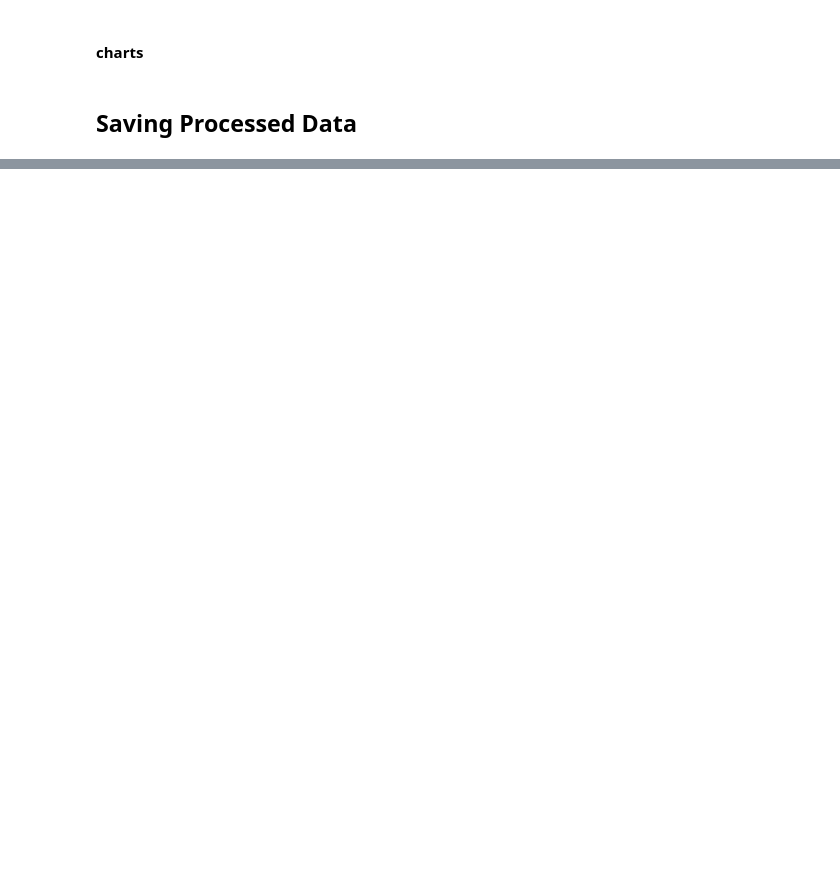
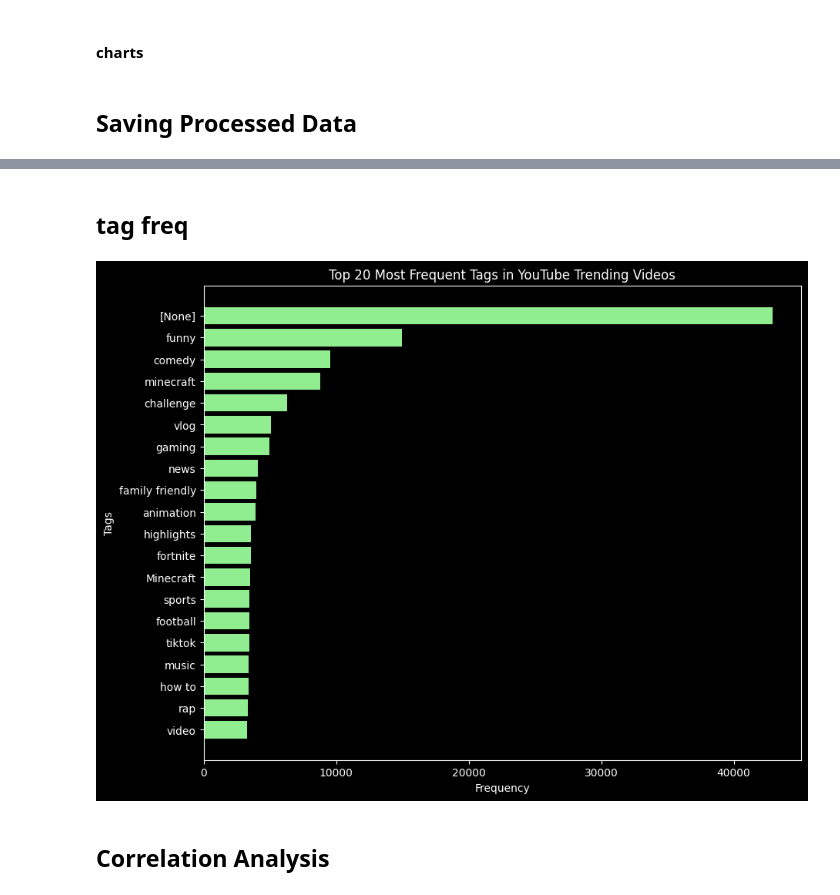
Before and after one commit to seszele64/Youtube-sentiment-analysis-project, a Jupyter notebook: 1. data.ipynb, the cells around one changed output, grey strips where cells are left out. Drawn from its saved outputs; the diff is of its cells as text; code cells hidden in the pictures; blank space fills up the shorter version.

```diff
--- a/1. data.ipynb
+++ b/1. data.ipynb
@@ -262,0 +405,22 @@ org.apache.spark.SparkException: Exception thrown in awaitResult:
+# %% [markdown]
+## tag freq
+# %%
+from pyspark.sql.functions import explode, split
+
+# Split the tags string into an array of tags, then explode the array into individual rows
+tags_df = df.withColumn("tag", explode(split("tags", "\|")))
+
+# Group by the individual tags and count occurrences
+tag_counts = tags_df.groupBy("tag").count().orderBy("count", ascending=False).limit(20).toPandas()
+# %%
+plt.figure(figsize=(10, 8))
+plt.barh(tag_counts['tag'], tag_counts['count'], color='lightgreen')
+plt.xlabel('Frequency')
+plt.ylabel('Tags')
+plt.title('Top 20 Most Frequent Tags in YouTube Trending Videos')
+plt.gca().invert_yaxis()  # Invert y-axis to have the most frequent tag at the top
+plt.show()
+# %% [output]
+[figure, added]
+# %% [markdown]
+## Correlation Analysis
```
Also changed, not shown: parts of 37 cells of this notebook.
